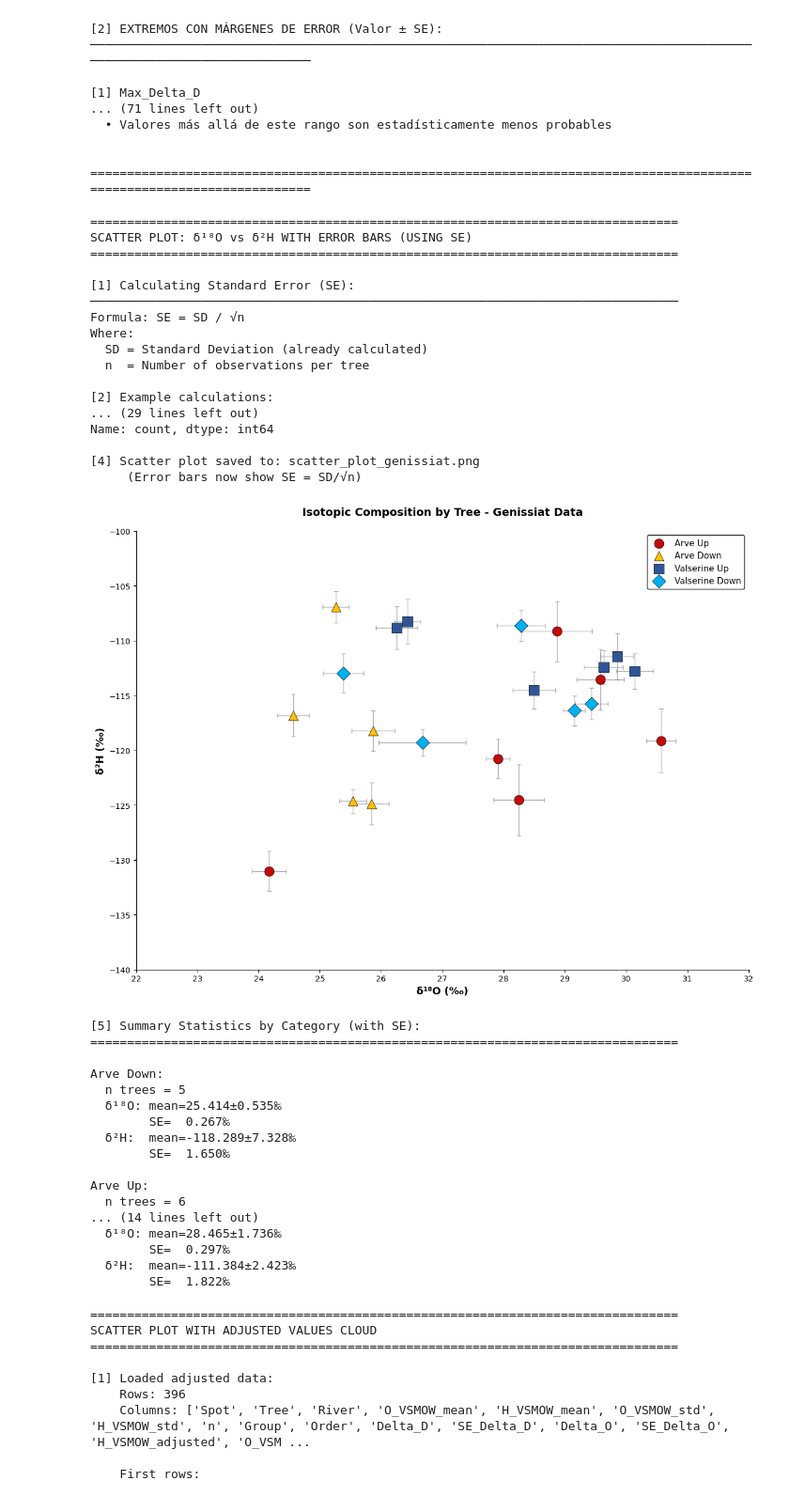
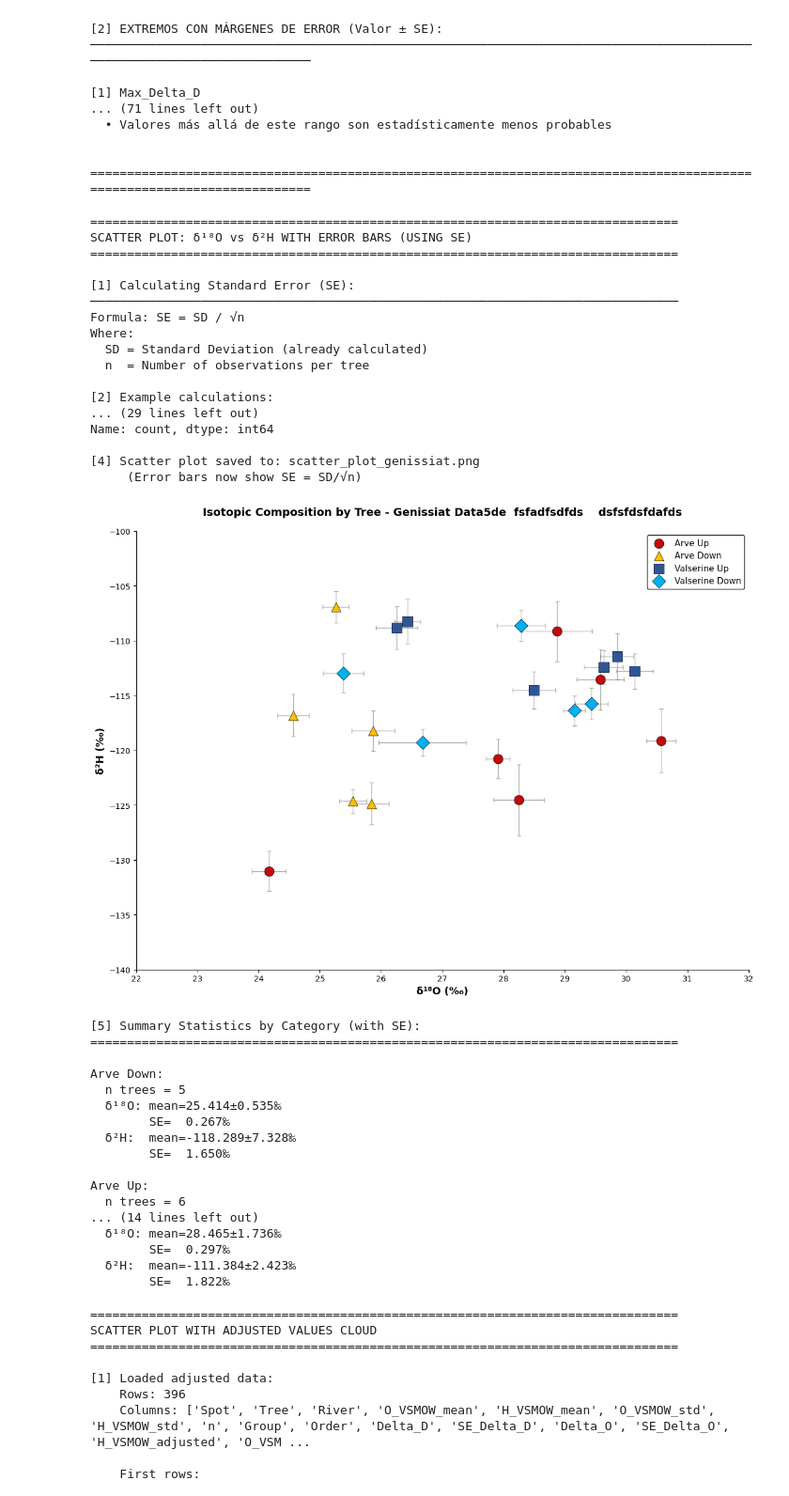
Before and after one commit to JavierDelHoyoGibaja/IsotopesR, a Jupyter notebook: Combination.ipynb, the cells around one changed output. Shown at 94% size. Saved outputs shown, nothing was run; the diff lists cells and outputs as text; code cells hidden in the pictures.

```diff
--- a/Combination.ipynb
+++ b/Combination.ipynb
@@ -2528,7 +2454,7 @@ for category, style in color_marker_map.items():
 # Labels and formatting
 ax.set_xlabel('δ¹⁸O (‰)', fontsize=13, fontweight='bold')
 ax.set_ylabel('δ²H (‰)', fontsize=13, fontweight='bold')
-ax.set_title('Isotopic Composition by Tree - Genissiat Data', fontsize=14, fontweight='bold', pad=20)
+ax.set_title('Isotopic Composition by Tree - Genissiat Data5de  fsfadfsdfds    dsfsfdsfdafds', fontsize=14, fontweight='bold', pad=20)
 
 # Set axis limits
 ax.set_xlim(22, 32)      # X-axis: delta18O from 22 to 32
@@ -2555,34 +2481,34 @@ plt.show()
 
 # Summary statistics by category
 print("\n[5] Summary Statistics by Category (with SE):")
 print("=" * 80)
 for category in sorted(plot_data['Category'].unique()):
     cat_data = plot_data[plot_data['Category'] == category]
     print(f"\n{category}:")
     print(f"  n trees = {len(cat_data)}")
     print(f"  δ¹⁸O: mean={cat_data['O_VSMOW_mean'].mean():.3f}±{cat_data['O_VSMOW_mean'].std():.3f}‰")
     print(f"        SE=  {cat_data['O_VSMOW_SE'].mean():.3f}‰")
     print(f"  δ²H:  mean={cat_data['H_VSMOW_mean'].mean():.3f}±{cat_data['H_VSMOW_mean'].std():.3f}‰")
     print(f"        SE=  {cat_data['H_VSMOW_SE'].mean():.3f}‰")
 # %% [output]
 ================================================================================
 SCATTER PLOT: δ¹⁸O vs δ²H WITH ERROR BARS (USING SE)
 ================================================================================
 
 [1] Calculating Standard Error (SE):
 ────────────────────────────────────────────────────────────────────────────────
 Formula: SE = SD / √n
 Where:
   SD = Standard Deviation (already calculated)
   n  = Number of observations per tree
 
 [2] Example calculations:
 ... (29 lines left out)
 Name: count, dtype: int64
 
 [4] Scatter plot saved to: scatter_plot_genissiat.png
      (Error bars now show SE = SD/√n)
-[figure, old version]
+[figure, new version]
 [5] Summary Statistics by Category (with SE):
 ================================================================================
 
```
Also changed, not shown: parts of 5 cells of this notebook.
